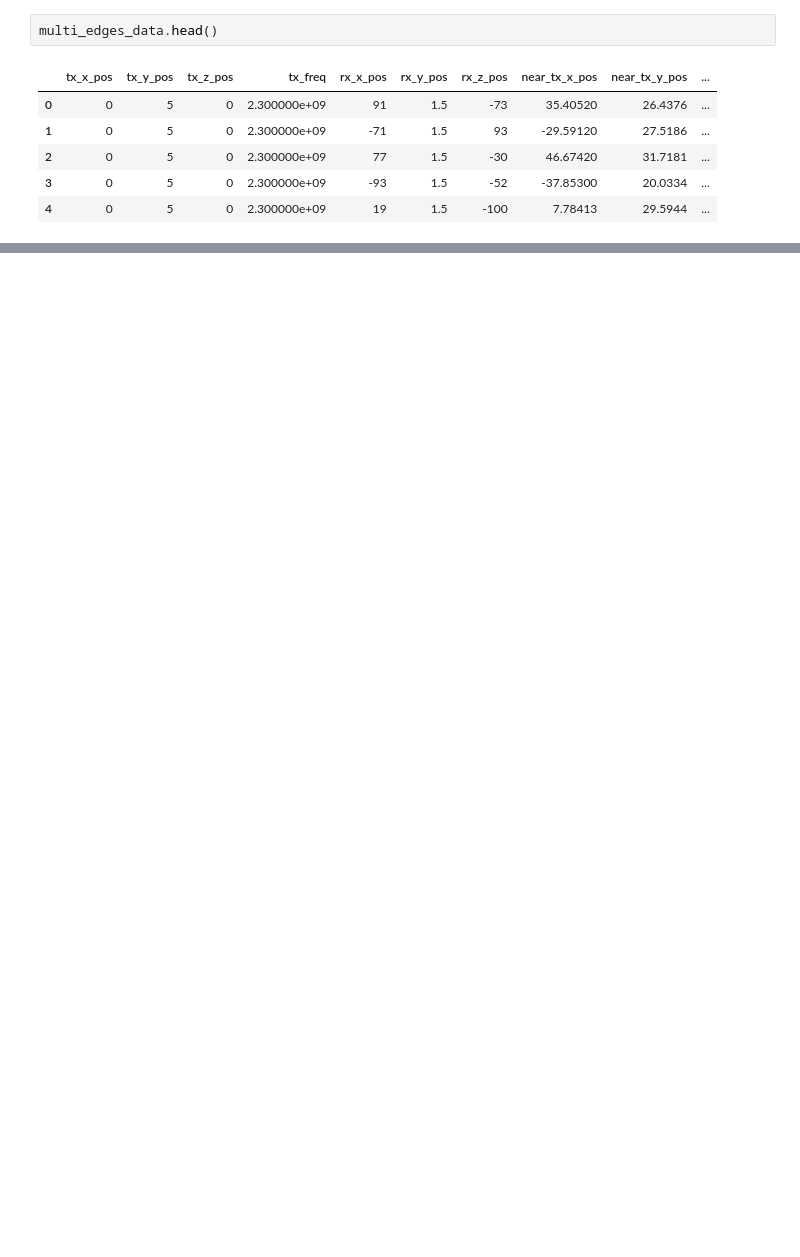
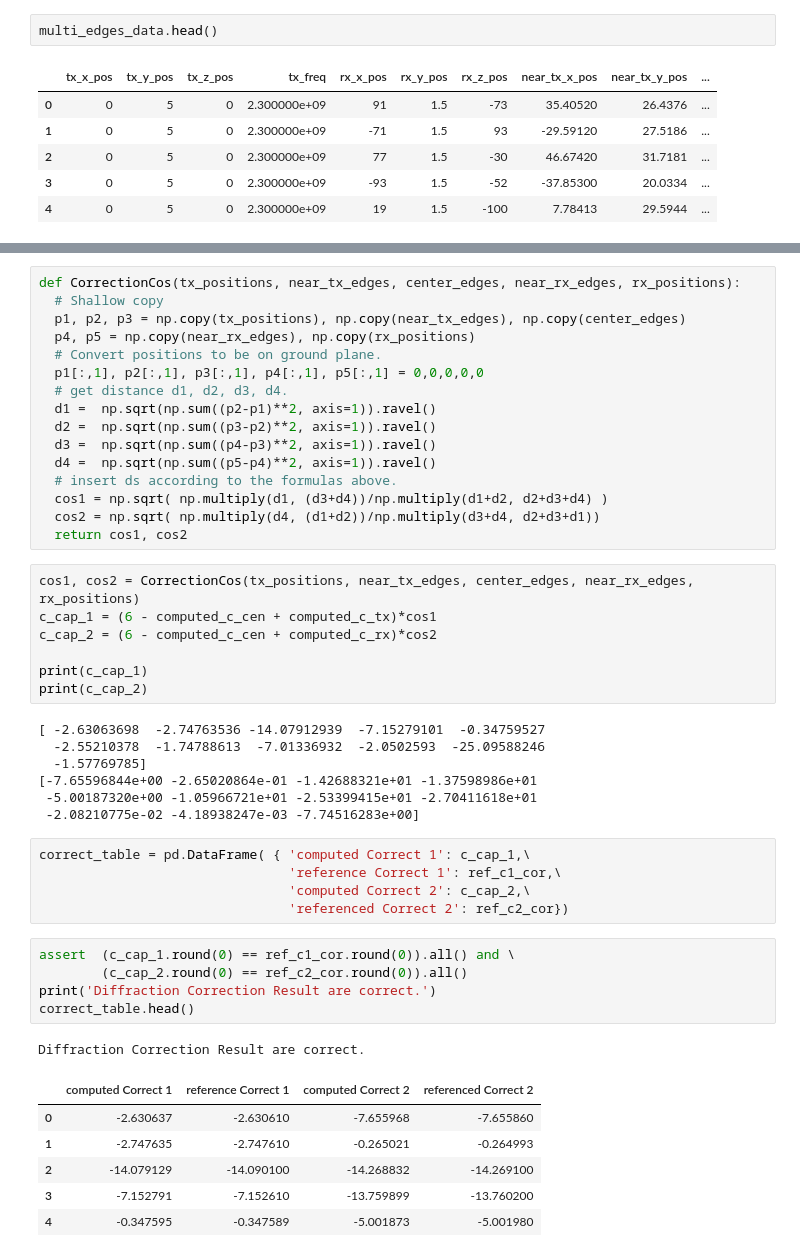
Before and after one commit to tamsri/path-loss-tester, a Jupyter notebook: path_loss_tester.ipynb, the cells around one changed output, grey strips where cells are left out. Cells and saved outputs as stored; diff of their text form; blank space fills up the shorter version.

```diff
--- a/path_loss_tester.ipynb
+++ b/path_loss_tester.ipynb
@@ -279,0 +344,48 @@ multi_edges_data.head()
+# %%
+def CorrectionCos(tx_positions, near_tx_edges, center_edges, near_rx_edges, rx_positions):
+  # Shallow copy
+  p1, p2, p3 = np.copy(tx_positions), np.copy(near_tx_edges), np.copy(center_edges)
+  p4, p5 = np.copy(near_rx_edges), np.copy(rx_positions)
+  # Convert positions to be on ground plane.
+  p1[:,1], p2[:,1], p3[:,1], p4[:,1], p5[:,1] = 0,0,0,0,0
+  # get distance d1, d2, d3, d4.
+  d1 =  np.sqrt(np.sum((p2-p1)**2, axis=1)).ravel()
+  d2 =  np.sqrt(np.sum((p3-p2)**2, axis=1)).ravel()
+  d3 =  np.sqrt(np.sum((p4-p3)**2, axis=1)).ravel()
+  d4 =  np.sqrt(np.sum((p5-p4)**2, axis=1)).ravel()
+  # insert ds according to the formulas above.
+  cos1 = np.sqrt( np.multiply(d1, (d3+d4))/np.multiply(d1+d2, d2+d3+d4) )
+  cos2 = np.sqrt( np.multiply(d4, (d1+d2))/np.multiply(d3+d4, d2+d3+d1))
+  return cos1, cos2
+# %%
+cos1, cos2 = CorrectionCos(tx_positions, near_tx_edges, center_edges, near_rx_edges, rx_positions)
+c_cap_1 = (6 - computed_c_cen + computed_c_tx)*cos1
+c_cap_2 = (6 - computed_c_cen + computed_c_rx)*cos2
+
+print(c_cap_1)
+print(c_cap_2)
+# %% [output]
+[ -2.63063698  -2.74763536 -14.07912939  -7.15279101  -0.34759527
+  -2.55210378  -1.74788613  -7.01336932  -2.0502593  -25.09588246
+  -1.57769785]
+[-7.65596844e+00 -2.65020864e-01 -1.42688321e+01 -1.37598986e+01
+ -5.00187320e+00 -1.05966721e+01 -2.53399415e+01 -2.70411618e+01
+ -2.08210775e-02 -4.18938247e-03 -7.74516283e+00]
+# %%
+correct_table = pd.DataFrame( { 'computed Correct 1': c_cap_1,\
+                                'reference Correct 1': ref_c1_cor,\
+                                'computed Correct 2': c_cap_2,\
+                                'referenced Correct 2': ref_c2_cor})
+# %%
+assert  (c_cap_1.round(0) == ref_c1_cor.round(0)).all() and \
+        (c_cap_2.round(0) == ref_c2_cor.round(0)).all()
+print('Diffraction Correction Result are correct.')
+correct_table.head()
+# %% [output]
+Diffraction Correction Result are correct.
+|  | computed Correct 1 | reference Correct 1 | computed Correct 2 | referenced Correct 2 |
+| 0 | -2.630637 | -2.630610 | -7.655968 | -7.655860 |
+| 1 | -2.747635 | -2.747610 | -0.265021 | -0.264993 |
+| 2 | -14.079129 | -14.090100 | -14.268832 | -14.269100 |
+| 3 | -7.152791 | -7.152610 | -13.759899 | -13.760200 |
+| 4 | -0.347595 | -0.347589 | -5.001873 | -5.001980 |
```
Also changed, not shown: parts of 9 cells of this notebook.
